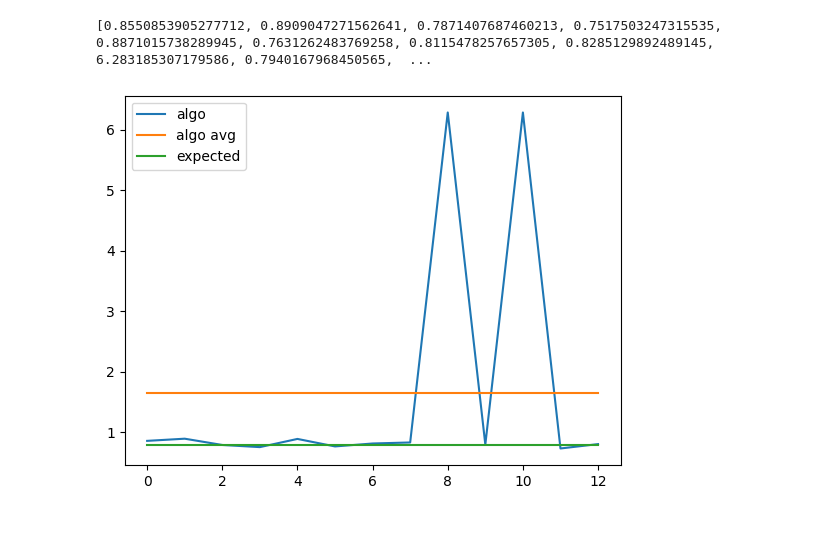
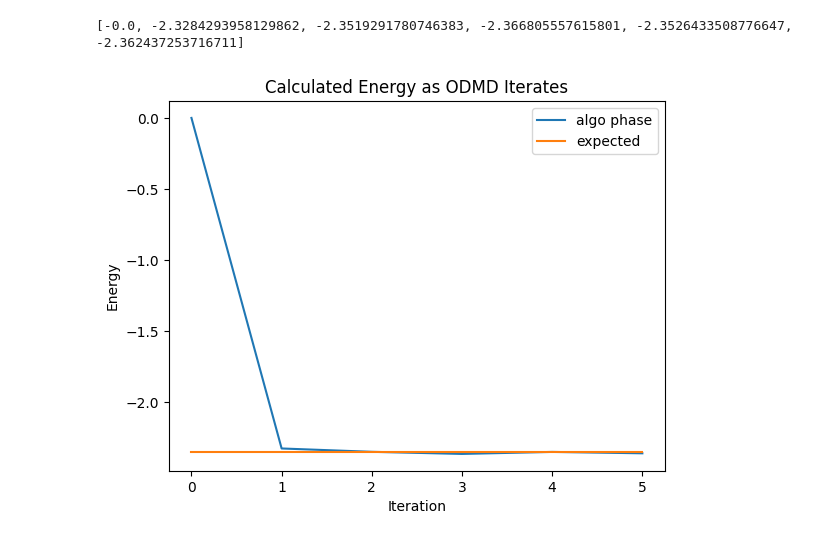
Before and after one commit to Quantum-Linear-Algebra/ODMD, a Jupyter notebook: ODMD.ipynb, the cells around one changed output. Drawn from its saved outputs; the diff is of its cells as text; code cells hidden in the pictures.

```diff
--- a/ODMD.ipynb
+++ b/ODMD.ipynb
@@ -110,10 +83,10 @@ plt.show()
 # %%
-def generate_s_k(ham, k, Dt, K):
+def generate_s_k(ham, k, Dt, K, g=0):
     # use real hadmard test to generate data
     s_k = [0 for _ in range(2*K+1)]
     for i in range(2*K+1):
         # print("generating s_k for Dt:", (i+1)*Dt)
-        s_k[i] = hadamard_test(ham, (i+1)*Dt, W = 'Im')
+        s_k[i] = hadamard_test(ham, (i+1)*Dt, W = 'Im', g=g)
     # print(s_k)
     # s_k = [1,0,-1,0,1,0,-1,0,1]
     return s_k
@@ -126,30 +99,16 @@ def make_X(start, K, d, s_k = []):
     return X
 
 def least_squares_regularization(X, noise_threshold):
-    # print("X", X)
     U, sigma, V = np.linalg.svd(X) # NOTE: V is returned daggered (figured that out way too late)
     threshold = noise_threshold*max(sigma)
-    # # check the svd decomp
-    # sigma_mat = np.zeros((U.shape[1], V.shape[0]))
-    # for l in range(len(sigma)):
-    #     sigma_mat[l][l] = sigma[l]
-    # print("X after svd\n", U @ sigma_mat @ V)
-    # print("sigma", sigma)
-    # print("V", V)
     for l in range(len(sigma)):
-        # print("iteration")
-        # print("sigma_l", sigma[l])
-        # if the singular value is too small
         if sigma[l] <= threshold:
             sigma[l] = 0 # remove the value
-            U[:,l] = 0 # remove the coorsponding column
-            V[l,:] = 0 # remove the coorsponding row
+            U[:,l] = 0   # remove the coorsponding column
+            V[l,:] = 0   # remove the coorsponding row
     sigma_mat = np.zeros((U.shape[1], V.shape[0]))
     for l in range(len(sigma)):
         sigma_mat[l][l] = sigma[l]
-    # print("U\n", U)
-    # print("sigma\n", sigma_mat)
-    # print("V\n", V.conj().T)
     return U @ sigma_mat @ V
 
 '''
@@ -161,16 +120,16 @@ alpha: used for calculating d
 est_E_0s: optinal list of collected E_0s
 '''
 
-def ODMD(ham, Dt, noise_threshold, err_threshold, K = 3, alpha = 1/2, est_E_0s = []):
+def ODMD(ham, Dt, noise_threshold, err_threshold, K = 3, alpha = 1/2, est_E_0s = [], g=0):
     k = 0
     # this is the suggested formula
     # d = math.floor(alpha*(K+1))
     d=3
     old_E_0 = 10000
     while (True):
-        if k*Dt > 2*pi: print("didn't work"); break
+        # if k*Dt > 2*pi: print("didn't work"); break
         print("k =", k)
-        s_k = generate_s_k(ham, k, Dt, K)
+        s_k = generate_s_k(ham, k, Dt, K, g=g)
         X = make_X(0, K, d, s_k=s_k)
         print("X\n",X)
         Xprime = make_X(1, K, d, s_k=s_k)
@@ -198,11 +157,11 @@ def ODMD(ham, Dt, noise_threshold, err_threshold, K = 3, alpha = 1/2, est_E_0s =
         E_0 = -angle/Dt
         est_E_0s.append(E_0)
         print("E_0 =", E_0)
-        if abs(old_E_0 - E_0) < err_threshold: break
+        if abs(old_E_0 - E_0) <= err_threshold: break
         old_E_0 = E_0
     return E_0
-
-Ham = create_hamiltonian(2, 0)
+g = 4
+Ham = create_hamiltonian(8, g)
 est_E_0s = []
-ODMD(Ham, .5, .001, 0.0001, est_E_0s = est_E_0s)
+ODMD(Ham, .5, 0.01, 0.01, est_E_0s = est_E_0s, g=g)
 # %% [output]
@@ -227,15 +186,18 @@ didn't work
 # %%
-real_E_0 = [np.linalg.eigvals(Ham)[0].real for _ in range(len(est_E_0s))]
+real_E_0 = [-abs(np.linalg.eigvals(Ham)[0].real) for _ in range(len(est_E_0s))]
 avg_E_0 = [np.average(est_E_0s) for _ in range(len(est_E_0s))]
 print(est_E_0s)
 test = np.array(est_E_0s)
 
-plt.plot(est_E_0s, label = "algo")
-plt.plot(avg_E_0, label = "algo avg")
+plt.title("Calculated Energy as ODMD Iterates")
+plt.ylabel("Energy")
+plt.xlabel("Iteration")
+plt.plot(est_E_0s, label = "algo phase")
+# plt.plot(avg_E_0, label = "algo avg")
 plt.plot(real_E_0, label = "expected")
 plt.legend()
 # plt.ylim([-(3/4)*pi,(3/4)*pi])
 plt.show()
 # %% [output]
-[0.8550853905277712, 0.8909047271562641, 0.7871407687460213, 0.7517503247315535, 0.8871015738289945, 0.7631262483769258, 0.8115478257657305, 0.8285129892489145, 6.283185307179586, 0.7940167968450565,  ...
+[-0.0, -2.3284293958129862, -2.3519291780746383, -2.366805557615801, -2.3526433508776647, -2.362437253716711]
-[figure, old version]
+[figure, new version]
```
Also changed, not shown: parts of 4 cells of this notebook.
